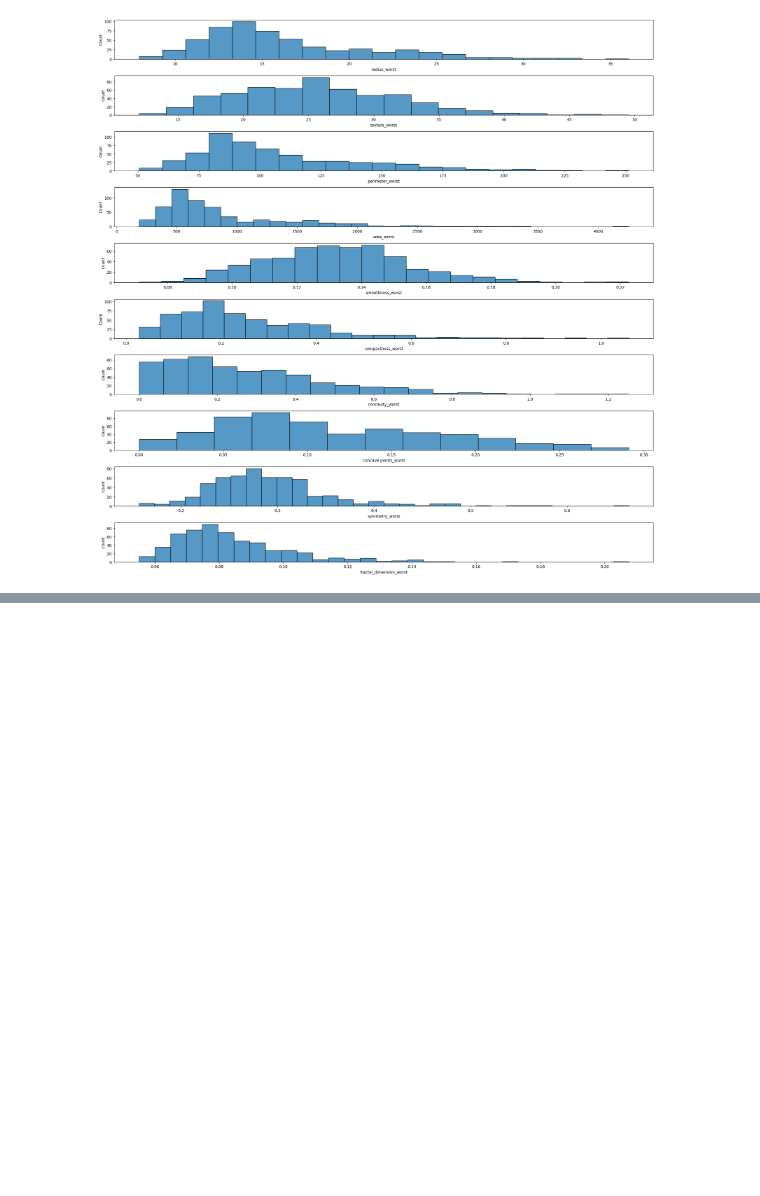
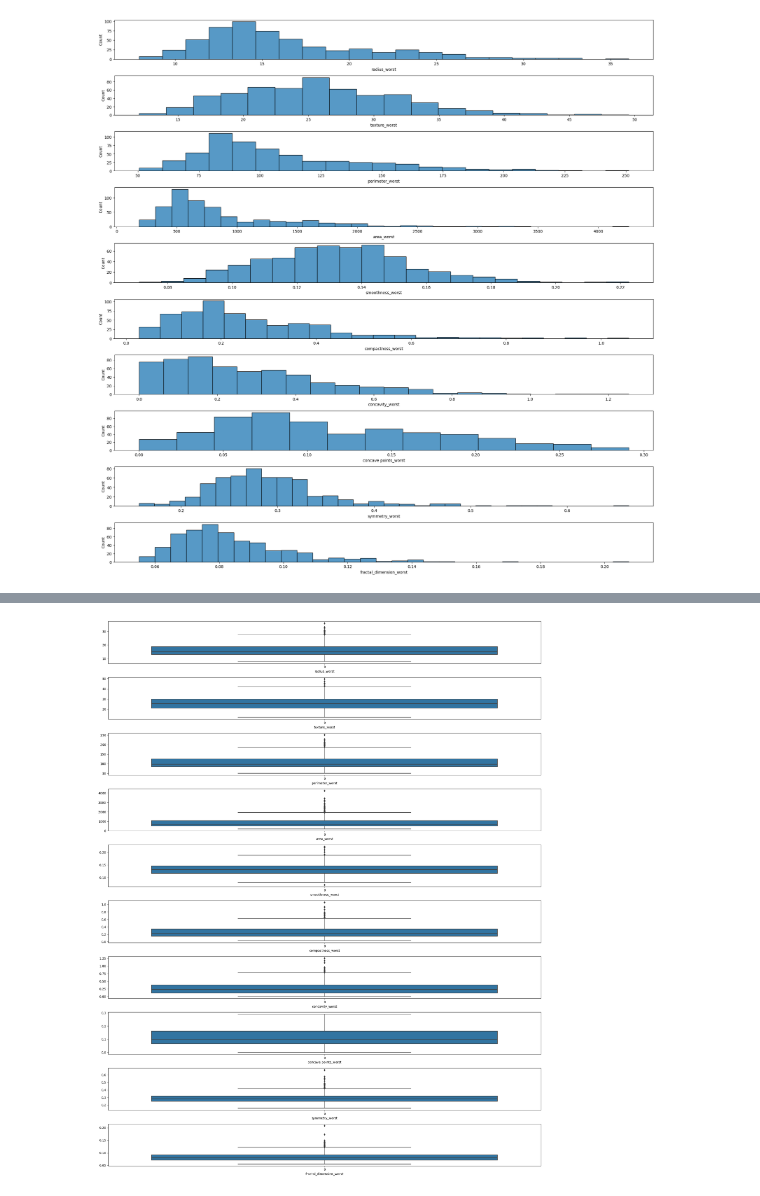
Before and after one commit to INCREDIBLE-AURNOB/Cancer-data-EDA-, a Jupyter notebook: cancer_data_prediction.ipynb, the cells around one changed output, grey strips where cells are left out. Cells and saved outputs as stored; diff of their text form; code cells hidden in the pictures; blank space fills up the shorter version.

```diff
--- a/cancer_data_prediction.ipynb
+++ b/cancer_data_prediction.ipynb
@@ -150,0 +171,6 @@ plot_histograms(df, plot_columns)
+# %%
+plot_columns=['radius_worst','texture_worst','perimeter_worst', 'area_worst',
+              'smoothness_worst','compactness_worst','concavity_worst','concave points_worst','symmetry_worst','fractal_dimension_worst']
+box_plot(df, plot_columns)
+# %% [output]
+[figure, added]
```
Also changed, not shown: parts of 3 cells of this notebook.
